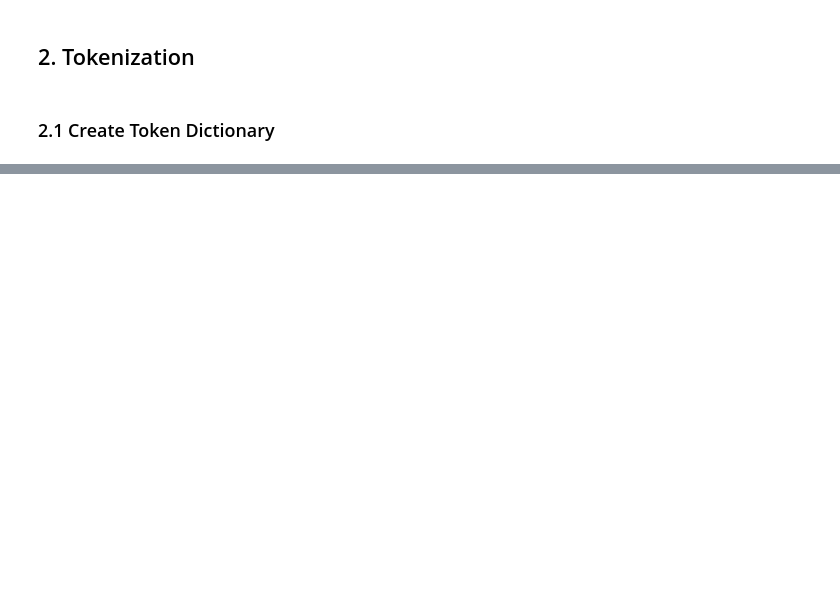
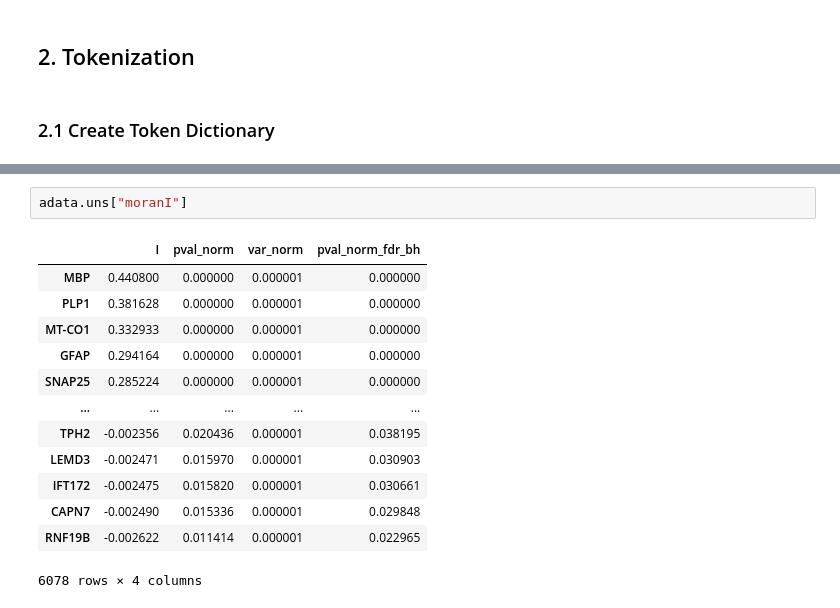
Before and after one commit to Lotfollahi-lab/terra-reproducibility, a Jupyter notebook: notebooks/tokenization.ipynb, the cells around one changed output, grey strips where cells are left out. Saved outputs shown, nothing was run; the diff lists cells and outputs as text; blank space fills up the shorter version.

```diff
--- a/notebooks/tokenization.ipynb
+++ b/notebooks/tokenization.ipynb
@@ -125,0 +284,16 @@ dataset = load_from_disk(tokenized_data_folder_path)
+# %%
+adata.uns["moranI"]
+# %% [output]
+|  | I | pval_norm | var_norm | pval_norm_fdr_bh |
+| MBP | 0.440800 | 0.000000 | 0.000001 | 0.000000 |
+| PLP1 | 0.381628 | 0.000000 | 0.000001 | 0.000000 |
+| MT-CO1 | 0.332933 | 0.000000 | 0.000001 | 0.000000 |
+| GFAP | 0.294164 | 0.000000 | 0.000001 | 0.000000 |
+| SNAP25 | 0.285224 | 0.000000 | 0.000001 | 0.000000 |
+| ... | ... | ... | ... | ... |
+| TPH2 | -0.002356 | 0.020436 | 0.000001 | 0.038195 |
+| LEMD3 | -0.002471 | 0.015970 | 0.000001 | 0.030903 |
+| IFT172 | -0.002475 | 0.015820 | 0.000001 | 0.030661 |
+| CAPN7 | -0.002490 | 0.015336 | 0.000001 | 0.029848 |
+| RNF19B | -0.002622 | 0.011414 | 0.000001 | 0.022965 |
+6078 rows × 4 columns
```
Also changed, not shown: parts of 68 cells of this notebook, 2 other files.
